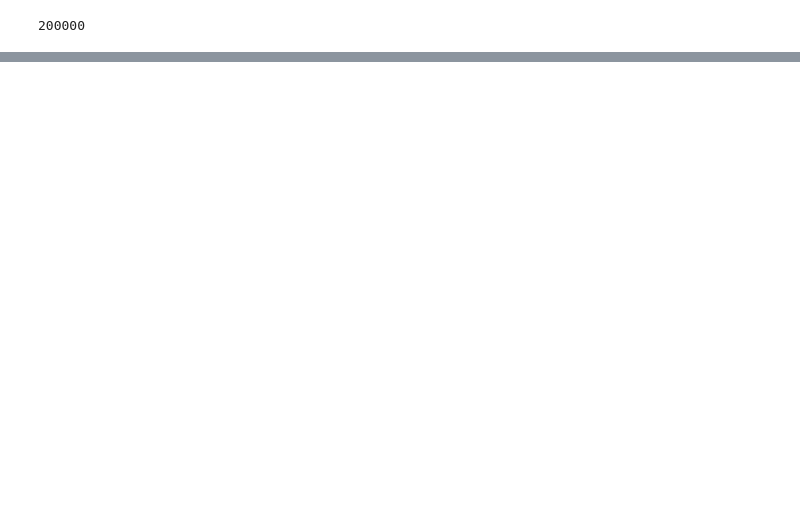
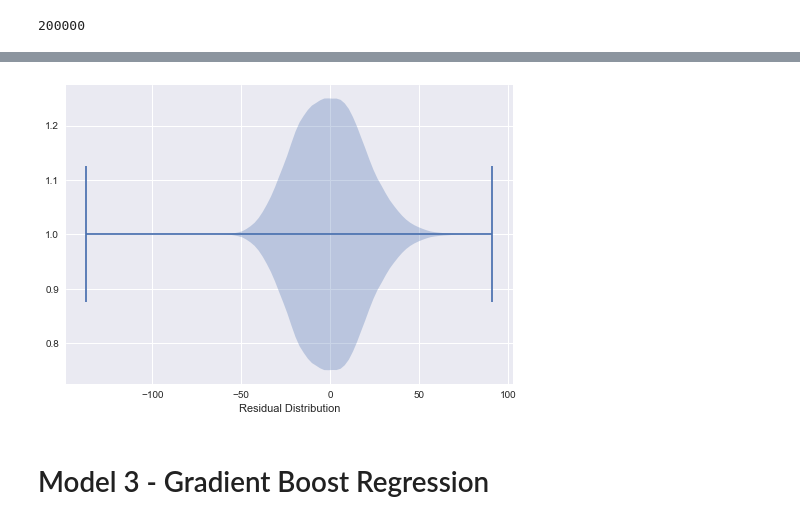
Before and after one commit to kiranbanger/data_science_machine_learning_projects, a Jupyter notebook: Salary_Predictions/SalaryPrediction_1.ipynb, the cells around one changed output, grey strips where cells are left out. Drawn from its saved outputs; the diff is of its cells as text; code cells hidden in the pictures; blank space fills up the shorter version.

```diff
--- a/Salary_Predictions/SalaryPrediction_1.ipynb
+++ b/Salary_Predictions/SalaryPrediction_1.ipynb
@@ -519,0 +548,4 @@ RMSE:  3.9761614179173574
+# %%
+x2 = x.filter(regex = '^[^co_.*]')
+lm2 = LinearRegression()
+lm2.fit(x2,y)
@@ -519,0 +554,3 @@ RMSE:  3.9761614179173574
+# %%
+x_test2 = x_test.filter(regex = '^[^co.*]')
+predictions2 = lm2.predict(x_test2)
@@ -519,0 +576,11 @@ RMSE:  3.9761614179173574
+# %%
+residuals2 = np.array(y_test) - predictions2
+#plot residuals
+fig, ax = plt.subplots()
+ax.violinplot(residuals2, vert = False)
+ax.set_xlabel('Residual Distribution')
+plt.show()
+# %% [output]
+[figure, added]
+# %% [markdown]
+# Model 3 - Gradient Boost Regression
```
Also changed, not shown: parts of 39 cells of this notebook.
